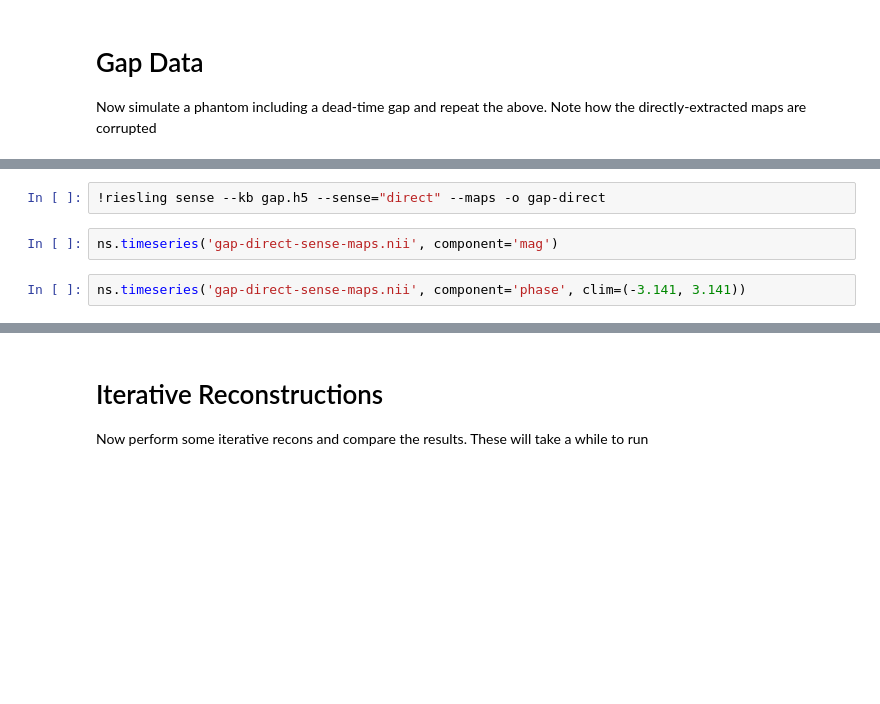
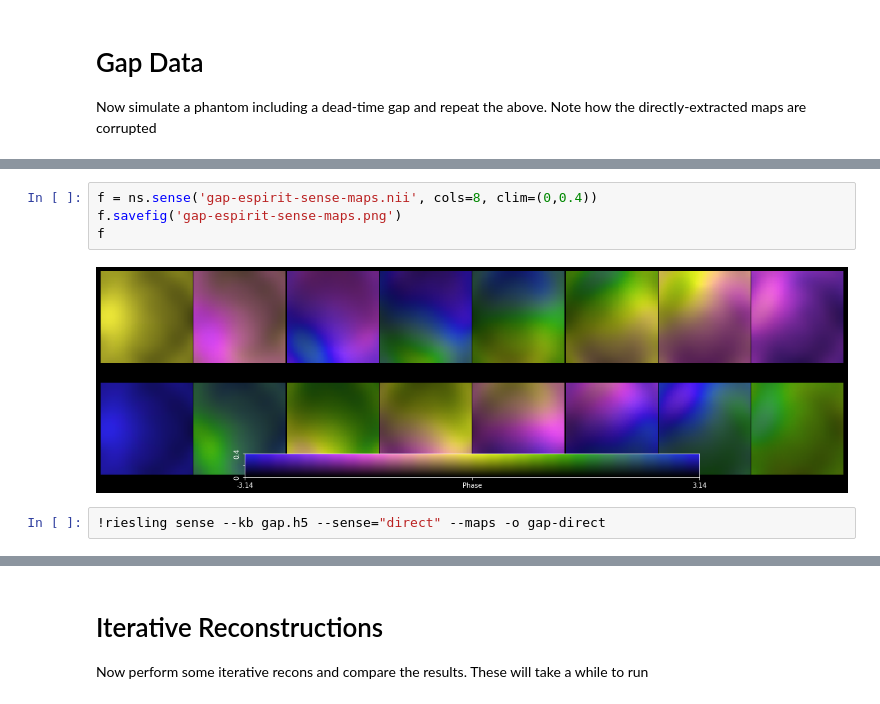
Before and after one commit to spinicist/old-riesling-examples, a Jupyter notebook: espirit.ipynb, the cells around one changed output, grey strips where cells are left out. Drawn from its saved outputs; the diff is of its cells as text; blank space fills up the shorter version.

```diff
--- a/espirit.ipynb
+++ b/espirit.ipynb
@@ -43,6 +60,8 @@ ns.timeseries('full-direct-sense-maps.nii', component='phase', clim=(-3.141, 3.1
+# %%
+f = ns.sense('gap-espirit-sense-maps.nii', cols=8, clim=(0,0.4))
+f.savefig('gap-espirit-sense-maps.png')
+f
+# %% [output]
+[figure, added]
 # %%
 !riesling sense --kb gap.h5 --sense="direct" --maps -o gap-direct
-# %%
-ns.timeseries('gap-direct-sense-maps.nii', component='mag')
-# %%
-ns.timeseries('gap-direct-sense-maps.nii', component='phase', clim=(-3.141, 3.141))
```
Also changed, not shown: parts of 24 cells of this notebook, 1 other file.
